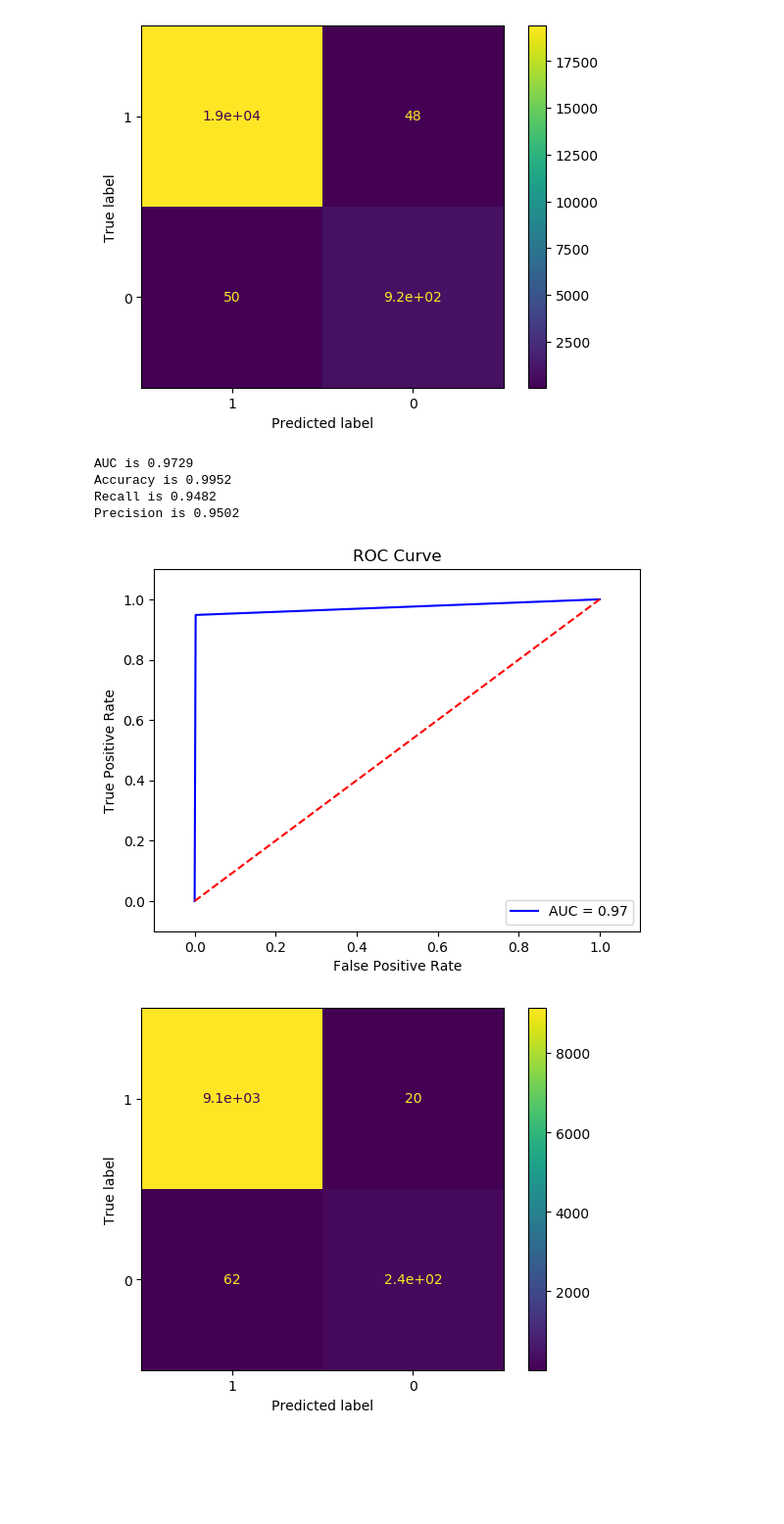
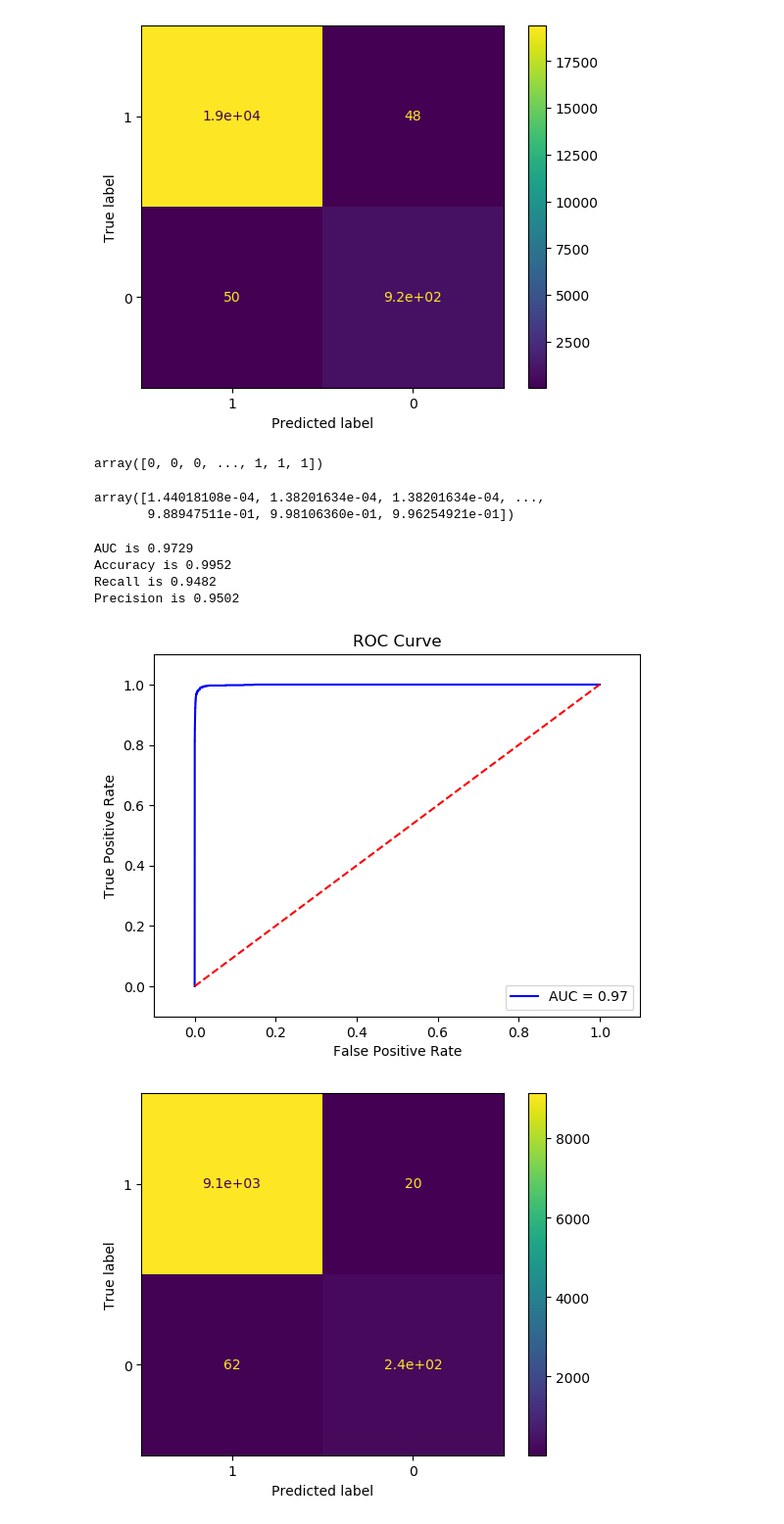
Before and after one commit to d-one/d-one-mlops-aws, a Jupyter notebook: xgboost_pipeline.ipynb, the cells around one changed output. Shown at 98% size. Cells and saved outputs as stored; diff of their text form; code cells hidden in the pictures; blank space fills up the shorter version.

```diff
--- a/xgboost_pipeline.ipynb
+++ b/xgboost_pipeline.ipynb
@@ -546,12 +593,12 @@ df.head()
 # %%
 train_data = sagemaker.inputs.TrainingInput(
-            s3_data=train,
+            s3_data=f'{PROCESSED_DATA_PATH}/train.csv',
             distribution='FullyReplicated',
             content_type="text/csv",
             s3_data_type='S3Prefix')
 
 validation_data = sagemaker.inputs.TrainingInput(
-                s3_data=val,
+                s3_data=f'{PROCESSED_DATA_PATH}/val.csv',
                 distribution='FullyReplicated',
                 content_type="text/csv",
                 s3_data_type='S3Prefix')
@@ -762,37 +738,44 @@ disp.plot()
 plt.show()
 # %% [output]
 [figure]
+# %%
+prediction_binary
+# %% [output]
+array([0, 0, 0, ..., 1, 1, 1])
+# %%
+prediction
+# %% [output]
+array([1.44018108e-04, 1.38201634e-04, 1.38201634e-04, ...,
+       9.88947511e-01, 9.98106360e-01, 9.96254921e-01])
 # %%
-from sklearn import metrics
-
-auc = round(metrics.roc_auc_score(train_data.iloc[:, 0].values, prediction_binary), 4)
-accuracy = round(metrics.accuracy_score(train_data.iloc[:, 0].values, prediction_binary), 4)
-recall = round(metrics.recall_score(train_data.iloc[:, 0].values, prediction_binary), 4)
-precision = round(metrics.precision_score(train_data.iloc[:, 0].values, prediction_binary), 4)
+auc = round(roc_auc_score(train_data.iloc[:, 0].values, prediction_binary), 4)
+accuracy = round(accuracy_score(train_data.iloc[:, 0].values, prediction_binary), 4)
+recall = round(recall_score(train_data.iloc[:, 0].values, prediction_binary), 4)
+precision = round(precision_score(train_data.iloc[:, 0].values, prediction_binary), 4)
 print(f'AUC is {auc}')
 print(f'Accuracy is {accuracy}')
 print(f'Recall is {recall}')
 print(f'Precision is {precision}')
 
 
-fpr, tpr, _ = metrics.roc_curve(train_data.iloc[:, 0].values, prediction_binary)
+fpr, tpr, _ = metrics.roc_curve(train_data.iloc[:, 0].values, prediction)
 
 plt.title('ROC Curve')
 plt.plot(fpr, tpr, 'b',
 label='AUC = %0.2f'% auc)
 plt.legend(loc='lower right')
 plt.plot([0,1],[0,1],'r--')
 plt.xlim([-0.1,1.1])
 plt.ylim([-0.1,1.1])
 plt.ylabel('True Positive Rate')
 plt.xlabel('False Positive Rate')
 plt.show()
 # %% [output]
 AUC is 0.9729
 Accuracy is 0.9952
 Recall is 0.9482
 Precision is 0.9502
-[figure, old version]
+[figure, new version]
 # %%
 test_data = pd.read_csv(TEST_DATA_PATH_W_HEADER)
 test_features = test_data.iloc[:, 1:]
```
Also changed, not shown: parts of 41 cells of this notebook, 1 other file.
